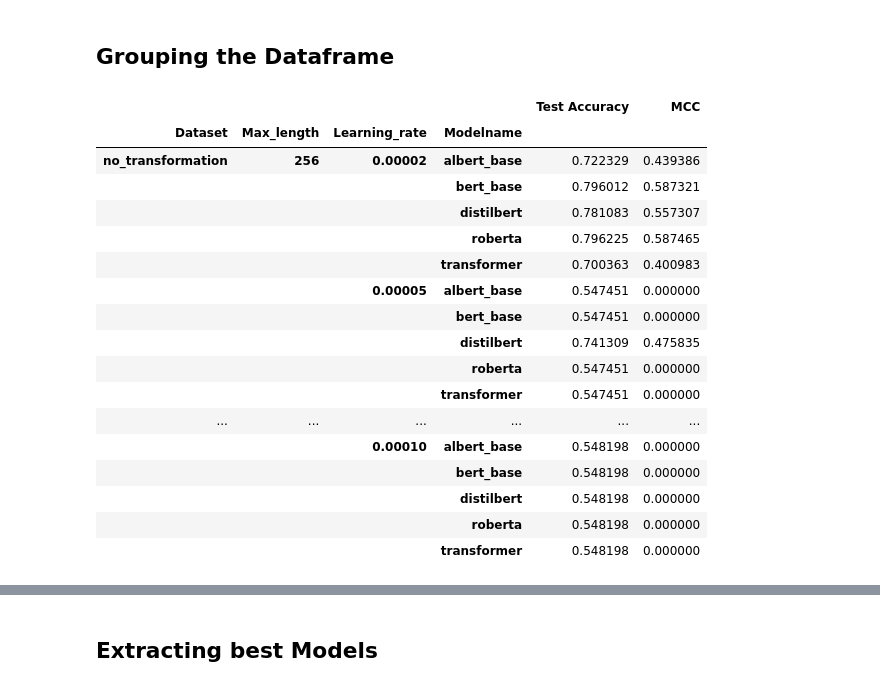
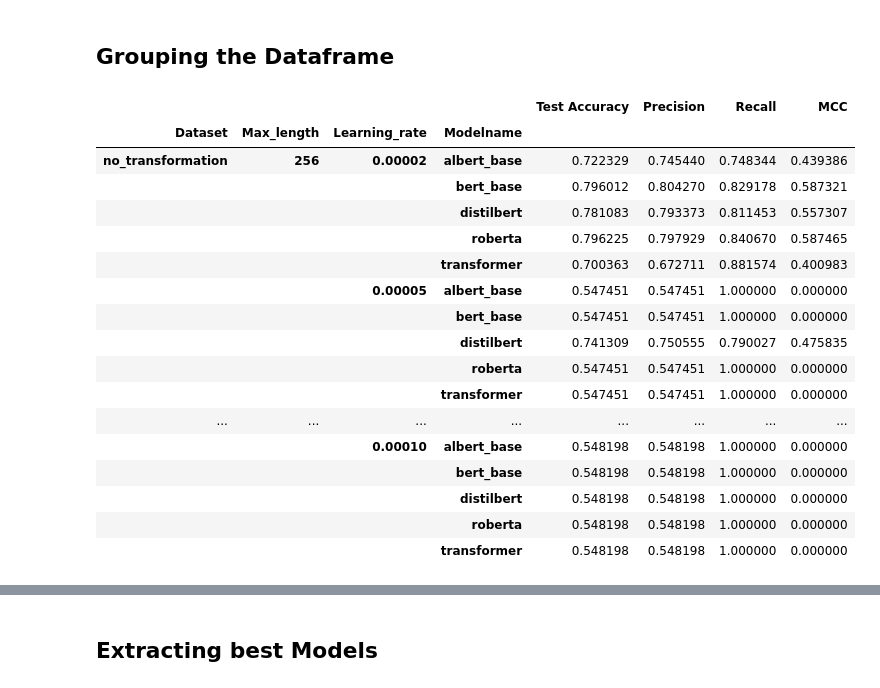
Before and after one commit to eliasmarcon/nlp_projekt, a Jupyter notebook: src/03_LLMs_Performance_Comparison.ipynb, the cells around one changed output, grey strips where cells are left out. Cells and saved outputs as stored; diff of their text form; code cells hidden in the pictures.

```diff
--- a/src/03_LLMs_Performance_Comparison.ipynb
+++ b/src/03_LLMs_Performance_Comparison.ipynb
@@ -17,0 +8,4 @@ df_llms_performance.head()
+# %%
+df_llms_performance = pd.read_csv("../performance_statistics/overall_statistics.csv")
+df_llms_performance.drop_duplicates(keep = 'first', inplace = True) # got one duplicate (due to rerun of the same model) in the dataset
+df_llms_performance
@@ -99,23 +94,26 @@ df2
 # %% [markdown]
 ## Grouping the Dataframe
+# %%
+df_llms_performance['Precision'] = df_llms_performance['TP'] / (df_llms_performance['TP'] + df_llms_performance['FP'])
+df_llms_performance['Recall'] = df_llms_performance['TP'] / (df_llms_performance['TP'] + df_llms_performance['FN'])
 # %%
-df_llms_performance.groupby(['Dataset', 'Max_length', 'Learning_rate', 'Modelname'])[['Test Accuracy', 'MCC']].mean()
+df_llms_performance.groupby(['Dataset', 'Max_length', 'Learning_rate', 'Modelname'])[['Test Accuracy', 'Precision', 'Recall', 'MCC']].mean()
 # %% [output]
-|  |  |  |  | Test Accuracy | MCC |
-| Dataset | Max_length | Learning_rate | Modelname |  |  |
-| no_transformation | 256 | 0.00002 | albert_base | 0.722329 | 0.439386 |
-|  |  |  | bert_base | 0.796012 | 0.587321 |
-|  |  |  | distilbert | 0.781083 | 0.557307 |
-|  |  |  | roberta | 0.796225 | 0.587465 |
-|  |  |  | transformer | 0.700363 | 0.400983 |
-|  |  | 0.00005 | albert_base | 0.547451 | 0.000000 |
-|  |  |  | bert_base | 0.547451 | 0.000000 |
-|  |  |  | distilbert | 0.741309 | 0.475835 |
-|  |  |  | roberta | 0.547451 | 0.000000 |
-|  |  |  | transformer | 0.547451 | 0.000000 |
-| ... | ... | ... | ... | ... | ... |
-|  |  | 0.00010 | albert_base | 0.548198 | 0.000000 |
-|  |  |  | bert_base | 0.548198 | 0.000000 |
-|  |  |  | distilbert | 0.548198 | 0.000000 |
-|  |  |  | roberta | 0.548198 | 0.000000 |
-|  |  |  | transformer | 0.548198 | 0.000000 |
+|  |  |  |  | Test Accuracy | Precision | Recall | MCC |
+| Dataset | Max_length | Learning_rate | Modelname |  |  |  |  |
+| no_transformation | 256 | 0.00002 | albert_base | 0.722329 | 0.745440 | 0.748344 | 0.439386 |
+|  |  |  | bert_base | 0.796012 | 0.804270 | 0.829178 | 0.587321 |
+|  |  |  | distilbert | 0.781083 | 0.793373 | 0.811453 | 0.557307 |
+|  |  |  | roberta | 0.796225 | 0.797929 | 0.840670 | 0.587465 |
+|  |  |  | transformer | 0.700363 | 0.672711 | 0.881574 | 0.400983 |
+|  |  | 0.00005 | albert_base | 0.547451 | 0.547451 | 1.000000 | 0.000000 |
+|  |  |  | bert_base | 0.547451 | 0.547451 | 1.000000 | 0.000000 |
+|  |  |  | distilbert | 0.741309 | 0.750555 | 0.790027 | 0.475835 |
+|  |  |  | roberta | 0.547451 | 0.547451 | 1.000000 | 0.000000 |
+|  |  |  | transformer | 0.547451 | 0.547451 | 1.000000 | 0.000000 |
+| ... | ... | ... | ... | ... | ... | ... | ... |
+|  |  | 0.00010 | albert_base | 0.548198 | 0.548198 | 1.000000 | 0.000000 |
+|  |  |  | bert_base | 0.548198 | 0.548198 | 1.000000 | 0.000000 |
+|  |  |  | distilbert | 0.548198 | 0.548198 | 1.000000 | 0.000000 |
+|  |  |  | roberta | 0.548198 | 0.548198 | 1.000000 | 0.000000 |
+|  |  |  | transformer | 0.548198 | 0.548198 | 1.000000 | 0.000000 |
```
Also changed, not shown: parts of 9 cells of this notebook, 2 other files.
